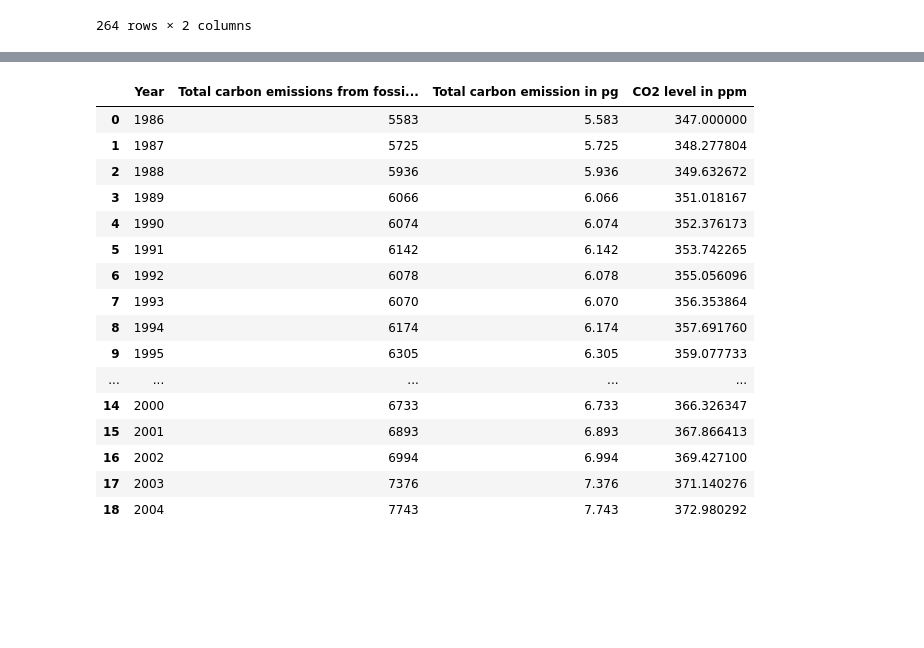
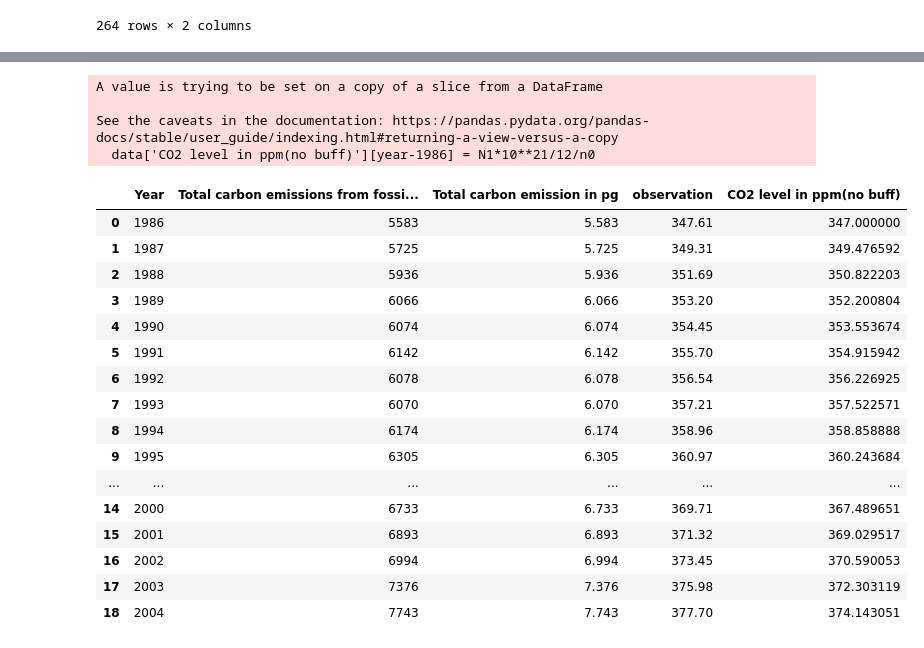
Before and after one commit to rico12312/ESE5023_Assignments_12332293, a Jupyter notebook: PS/PS5/PS5.ipynb, the cells around one changed output, grey strips where cells are left out. Saved outputs shown, nothing was run; the diff lists cells and outputs as text; code cells hidden in the pictures; blank space fills up the shorter version.

```diff
--- a/PS/PS5/PS5.ipynb
+++ b/PS/PS5/PS5.ipynb
@@ -64,5 +68,0 @@ data
-# %%
-# create new columns for total carbon emission in unit pg and atmospheric CO2 level in ppm and check data
-data['Total carbon emission in pg'] = data['Total carbon emissions from fossil fuel consumption and cement production (million metric tons of C)'].astype(int)/1000
-data['CO2 level in ppm'] = 347
-data
@@ -86,0 +69,7 @@ data
+# %%
+# select the data from 1987 to 2004 , transform the year to int
+data = data[(data['Year']>='1986')&(data['Year']<='2004')].reset_index(drop=True)
+data['Year'] = data['Year'].astype(int)
+
+# check data
+data
@@ -86,0 +94,4 @@ data
+# %%
+# select the data from 1987 to 2004 and check data
+obs = observation['346.35'][0:19]
+obs
@@ -86,0 +119,6 @@ data
+# %%
+# create new columns for total carbon emission in unit pg, observation and atmospheric CO2 level in ppm and check data
+data['Total carbon emission in pg'] = data['Total carbon emissions from fossil fuel consumption and cement production (million metric tons of C)'].astype(int)/1000
+data['observation'] = obs
+data['CO2 level in ppm(no buff)'] = 347
+data
@@ -99,36 +155,41 @@ n0 = 740*10**21/12/347
 gamma =data['Total carbon emission in pg']
 # %%
 # start iteration
-for year in range(1987,2005):
+for year in range(1986,2005):
     # calculate the change of CO2 in sea and atmosphere
     dN1 = -k12*N1 + k21*N2 + gamma[year-1986]
     dN2 = k12*N1 - k21*N2
     # update the CO2 in sea and atmosphere
     N1 += dN1
     N2 += dN2
-    # update the CO2 level in ppm
-    data['CO2 level in ppm'][year-1986] = N1*10**21/12/n0
+    # update the CO2 level in ppm, because 1986 is known,so the value does not change
+    if year!=1986:
+        data['CO2 level in ppm(no buff)'][year-1986] = N1*10**21/12/n0
 
 # initialize value again to avoid the error by repeating the iteration
 N1, N2 = 740, 900
 
 # check data
 data
 # %% [output]
+A value is trying to be set on a copy of a slice from a DataFrame
+
+See the caveats in the documentation: https://pandas.pydata.org/pandas-docs/stable/user_guide/indexing.html#returning-a-view-versus-a-copy
+  data['CO2 level in ppm(no buff)'][year-1986] = N1*10**21/12/n0
-|  | Year | Total carbon emissions from fossi... | Total carbon emission in pg | CO2 level in ppm |
-| 0 | 1986 | 5583 | 5.583 | 347.000000 |
-| 1 | 1987 | 5725 | 5.725 | 348.277804 |
-| 2 | 1988 | 5936 | 5.936 | 349.632672 |
-| 3 | 1989 | 6066 | 6.066 | 351.018167 |
-| 4 | 1990 | 6074 | 6.074 | 352.376173 |
-| 5 | 1991 | 6142 | 6.142 | 353.742265 |
-| 6 | 1992 | 6078 | 6.078 | 355.056096 |
-| 7 | 1993 | 6070 | 6.070 | 356.353864 |
-| 8 | 1994 | 6174 | 6.174 | 357.691760 |
-| 9 | 1995 | 6305 | 6.305 | 359.077733 |
-| ... | ... | ... | ... | ... |
-| 14 | 2000 | 6733 | 6.733 | 366.326347 |
-| 15 | 2001 | 6893 | 6.893 | 367.866413 |
-| 16 | 2002 | 6994 | 6.994 | 369.427100 |
-| 17 | 2003 | 7376 | 7.376 | 371.140276 |
-| 18 | 2004 | 7743 | 7.743 | 372.980292 |
+|  | Year | Total carbon emissions from fossi... | Total carbon emission in pg | observation | CO2 level in ppm(no buff) |
+| 0 | 1986 | 5583 | 5.583 | 347.61 | 347.000000 |
+| 1 | 1987 | 5725 | 5.725 | 349.31 | 349.476592 |
+| 2 | 1988 | 5936 | 5.936 | 351.69 | 350.822203 |
+| 3 | 1989 | 6066 | 6.066 | 353.20 | 352.200804 |
+| 4 | 1990 | 6074 | 6.074 | 354.45 | 353.553674 |
+| 5 | 1991 | 6142 | 6.142 | 355.70 | 354.915942 |
+| 6 | 1992 | 6078 | 6.078 | 356.54 | 356.226925 |
+| 7 | 1993 | 6070 | 6.070 | 357.21 | 357.522571 |
+| 8 | 1994 | 6174 | 6.174 | 358.96 | 358.858888 |
+| 9 | 1995 | 6305 | 6.305 | 360.97 | 360.243684 |
+| ... | ... | ... | ... | ... | ... |
+| 14 | 2000 | 6733 | 6.733 | 369.71 | 367.489651 |
+| 15 | 2001 | 6893 | 6.893 | 371.32 | 369.029517 |
+| 16 | 2002 | 6994 | 6.994 | 373.45 | 370.590053 |
+| 17 | 2003 | 7376 | 7.376 | 375.98 | 372.303119 |
+| 18 | 2004 | 7743 | 7.743 | 377.70 | 374.143051 |
```
Also changed, not shown: parts of 31 cells of this notebook, 4 other files.
